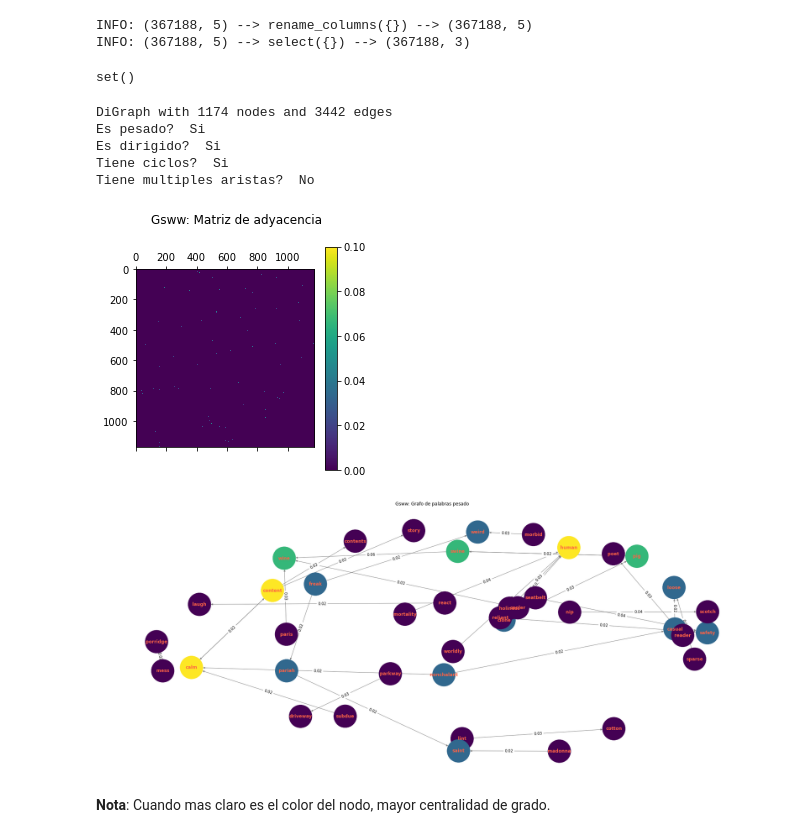
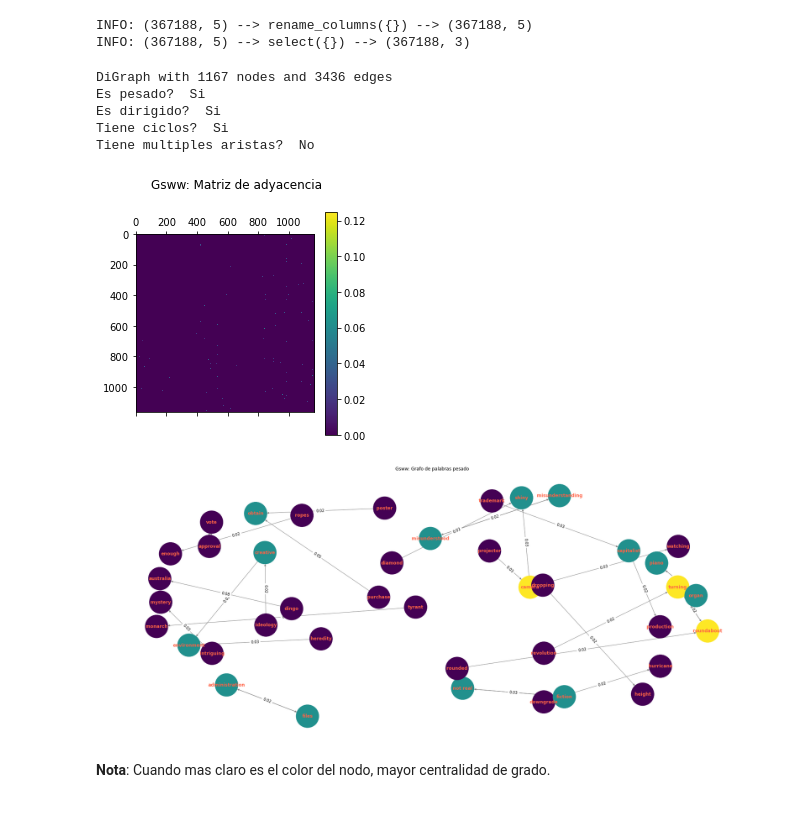
Before and after one commit to magistery-tps/dm-cyt-tp2, a Jupyter notebook: notebooks/analisys.ipynb, the cells around one changed output. Cells and saved outputs as stored; diff of their text form; code cells hidden in the pictures.

```diff
--- a/notebooks/analisys.ipynb
+++ b/notebooks/analisys.ipynb
@@ -140,7 +139,7 @@ w2v_weight_column
 
 Creamos el grafo con los pesos corresspondiende a la probabilidad condicional **P(response / source)**:
 # %%
-sww_graph_dataset = dataset[
+sww_dataset = dataset[
         dataset.sww_weight.notnull() &
         dataset.sww_weight > sww_min_distance
     ] \
@@ -164,19 +151,19 @@ sww_graph = graph_subsampling(sww_graph, percent = graph_subsampling_percent)
-# %%
-sww_graph = subgraph_without_isolated_nodes(sww_graph)
-
-isolated_nodes(sww_graph)
-# %% [output]
-set()
 # %%
+sww_graph = GraphFactory.create_directed_weihted_graph(sww_dataset)
+
+sww_graph = graph_subsampling(sww_graph,  percent = graph_subsampling_percent)
+
+sww_graph = subgraph_without_isolated_nodes(sww_graph)
+
 graph_summary(sww_graph, k_percent=0.1, k_layout=0.2, title='Gsww')
 # %% [output]
-DiGraph with 1174 nodes and 3442 edges
+DiGraph with 1167 nodes and 3436 edges
 Es pesado?  Si
 Es dirigido?  Si
 Tiene ciclos?  Si
 Tiene multiples aristas?  No
-[figure, old version]
+[figure, new version]
-[figure, old version]
+[figure, new version]
 # %% [markdown]
 **Nota**: Cuando mas claro es el color del nodo, mayor centralidad de grado.
 # %% [markdown]
```
Also changed, not shown: parts of 27 cells of this notebook, 3 other files.
